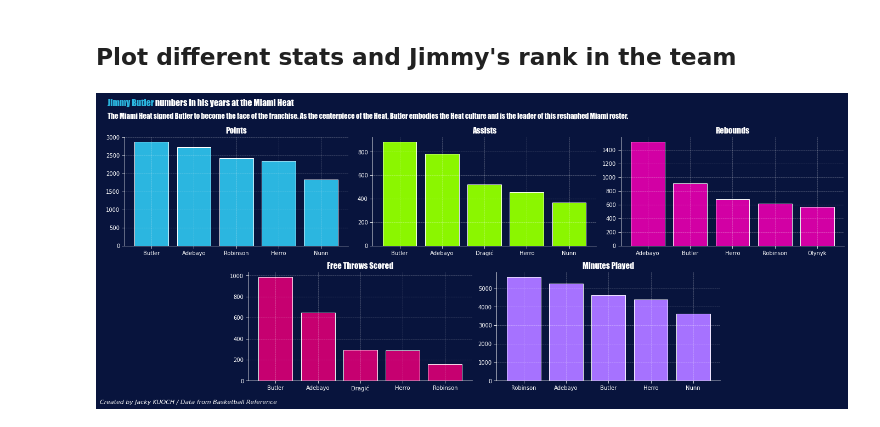
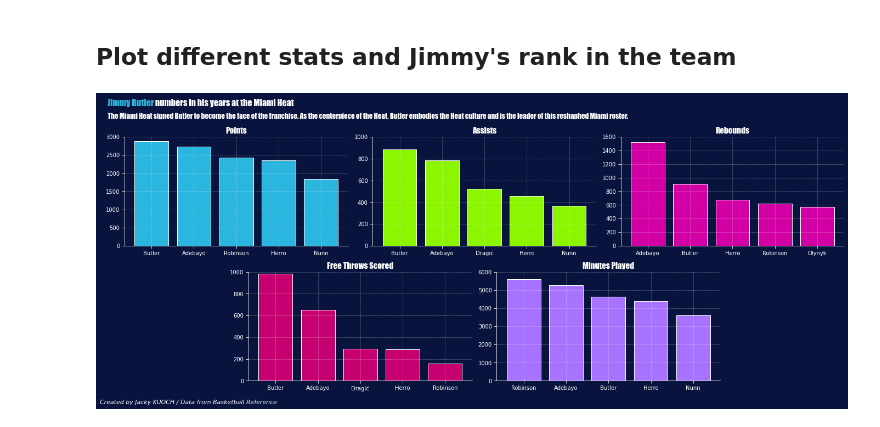
Before and after one commit to JackyKch/JimmyButler, a Jupyter notebook: coding/miami_importance.ipynb, the cells around one changed output. Cells and saved outputs as stored; diff of their text form; code cells hidden in the pictures.

Commit message:
Create importance plot for JB in Miami

```diff
--- a/coding/miami_importance.ipynb
+++ b/coding/miami_importance.ipynb
@@ -107,31 +107,38 @@ ax4.spines['left'].set_color("w")
 
 ## Fith plot
 ax5.spines['bottom'].set_color("w")
 ax5.spines['top'].set_visible(False)
 ax5.spines['right'].set_visible(False)
 ax5.spines['left'].set_color("w")
 
+## Set ylimits
+ax1.set_ylim(0,3000)
+ax2.set_ylim(0,1000)
+ax3.set_ylim(0,1600)
+ax4.set_ylim(0,1000)
+ax5.set_ylim(0,6000)
+
 # Title and credits
 fig_text(0.01,1.08, s="<Jimmy Butler> numbers in his years at the Miami Heat\n", highlight_textprops=[{"color": '#2bb6e0'}], fontsize = 16, fontweight = "bold", color = "w", **hfont)
 fig.text(0.01,1.01, "The Miami Heat signed Butler to become the face of the franchise. As the centerpiece of the Heat, Butler embodies the Heat culture and is the leader of this reshaphed Miami roster.", fontsize = 13, fontweight="light", color = "w", **hfont)
 fig.text(0, -0.025, "Created by Jacky KUOCH / Data from Basketball Reference",fontstyle="italic",fontsize=11, color="w")
 
 # Plot bar charts of stats
 ax1.bar(points['Player'], points['PTS'], zorder=0, color="#2bb6e0",edgecolor = 'w')
 ax2.bar(assists['Player'], assists['AST'], zorder=0, color="#8BF600",edgecolor = 'w')
 ax3.bar(rebounds['Player'], rebounds['TRB'], zorder=0, color="#D200A4",edgecolor = 'w')
 ax4.bar(freethrows['Player'], freethrows['FT'],zorder=0, color="#C60070",edgecolor = 'w')
 ax5.bar(minutes['Player'], minutes['MP'],zorder=0, color="#A672FF",edgecolor = 'w')
 
 # Axes Label
 ## First plot
 ax1.set_title("Points", color="w", fontsize=15 , **hfont)
 ax2.set_title("Assists", color="w", fontsize=15 , **hfont)
 ax3.set_title("Rebounds", color="w", fontsize=15 , **hfont)
 ax4.set_title("Free Throws Scored", color="w", fontsize=15 , **hfont)
 ax5.set_title("Minutes Played", color="w", fontsize=15 , **hfont)
 
 
 fig.tight_layout()
 # %% [output]
-[figure, old version]
+[figure, new version]
```
